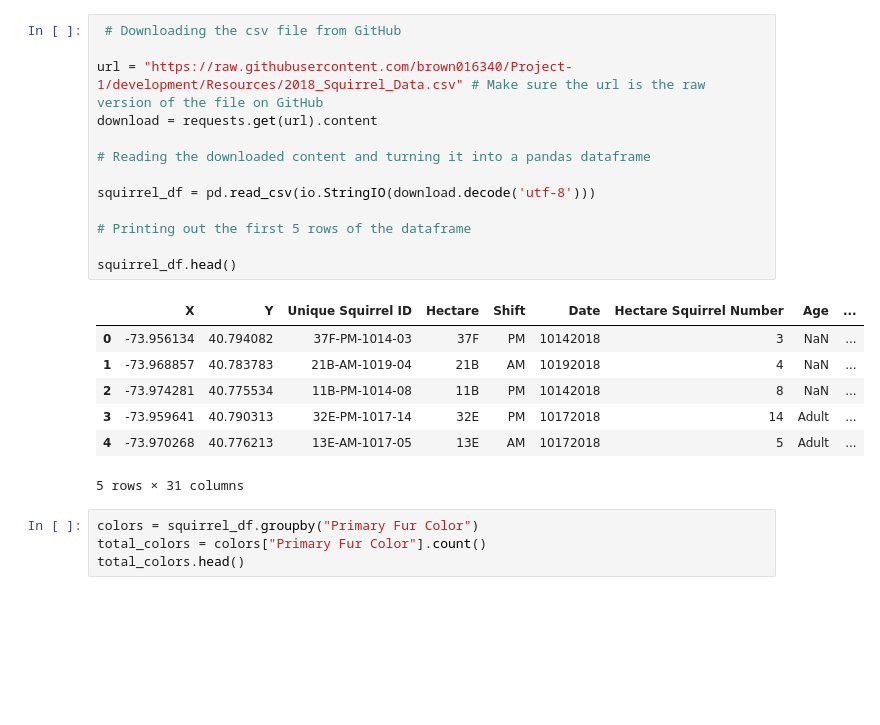
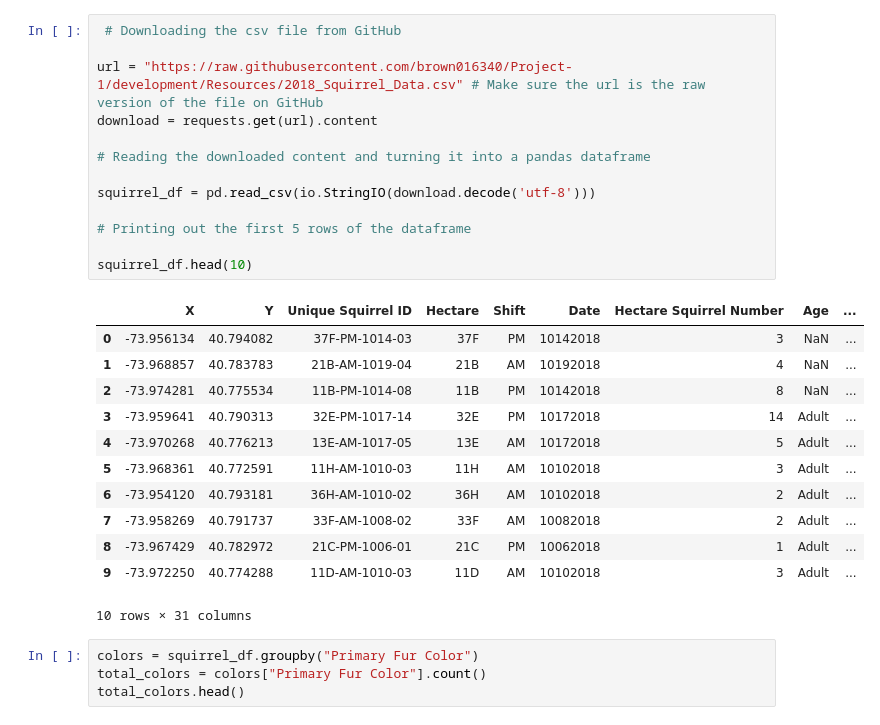
Before and after one commit to brown016340/Project-1, a Jupyter notebook: Behavior_maps.ipynb, the cells around one changed output. Drawn from its saved outputs; the diff is of its cells as text; blank space fills up the shorter version.

```diff
--- a/Behavior_maps.ipynb
+++ b/Behavior_maps.ipynb
@@ -9,24 +9,29 @@ import hvplot.pandas
 # %%
  # Downloading the csv file from GitHub
 
 url = "https://raw.githubusercontent.com/brown016340/Project-1/development/Resources/2018_Squirrel_Data.csv" # Make sure the url is the raw version of the file on GitHub
 download = requests.get(url).content
 
 # Reading the downloaded content and turning it into a pandas dataframe
 
 squirrel_df = pd.read_csv(io.StringIO(download.decode('utf-8')))
 
 # Printing out the first 5 rows of the dataframe
 
-squirrel_df.head()
+squirrel_df.head(10)
 # %% [output]
 |  | X | Y | Unique Squirrel ID | Hectare | Shift | Date | Hectare Squirrel Number | Age | ... |
 | 0 | -73.956134 | 40.794082 | 37F-PM-1014-03 | 37F | PM | 10142018 | 3 | NaN | ... |
 | 1 | -73.968857 | 40.783783 | 21B-AM-1019-04 | 21B | AM | 10192018 | 4 | NaN | ... |
 | 2 | -73.974281 | 40.775534 | 11B-PM-1014-08 | 11B | PM | 10142018 | 8 | NaN | ... |
 | 3 | -73.959641 | 40.790313 | 32E-PM-1017-14 | 32E | PM | 10172018 | 14 | Adult | ... |
 | 4 | -73.970268 | 40.776213 | 13E-AM-1017-05 | 13E | AM | 10172018 | 5 | Adult | ... |
+| 5 | -73.968361 | 40.772591 | 11H-AM-1010-03 | 11H | AM | 10102018 | 3 | Adult | ... |
+| 6 | -73.954120 | 40.793181 | 36H-AM-1010-02 | 36H | AM | 10102018 | 2 | Adult | ... |
+| 7 | -73.958269 | 40.791737 | 33F-AM-1008-02 | 33F | AM | 10082018 | 2 | Adult | ... |
+| 8 | -73.967429 | 40.782972 | 21C-PM-1006-01 | 21C | PM | 10062018 | 1 | Adult | ... |
+| 9 | -73.972250 | 40.774288 | 11D-AM-1010-03 | 11D | AM | 10102018 | 3 | Adult | ... |
-5 rows × 31 columns
+10 rows × 31 columns
 # %%
 colors = squirrel_df.groupby("Primary Fur Color")
 total_colors = colors["Primary Fur Color"].count()
```
Also changed, not shown: parts of 3 cells of this notebook, 2 other files.
